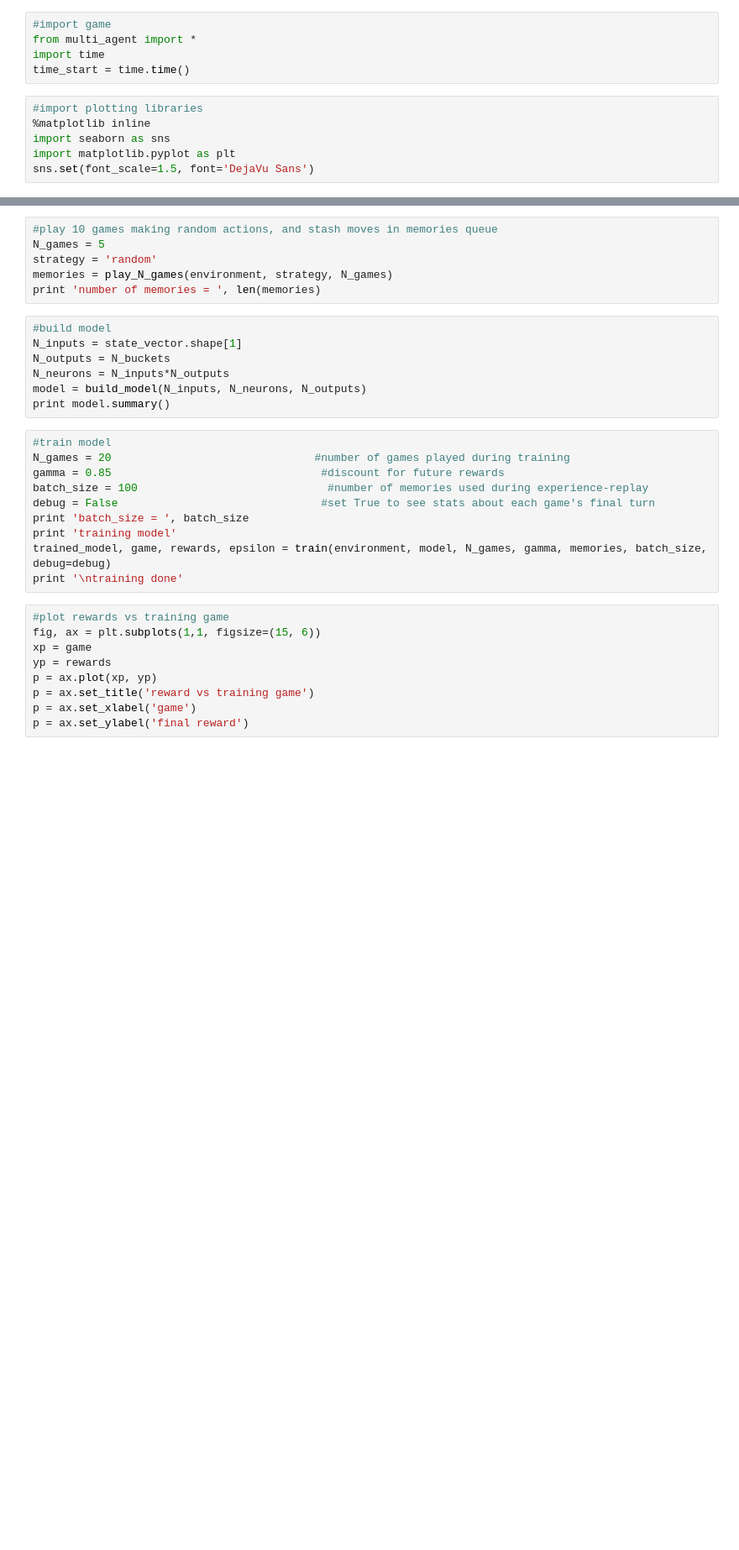
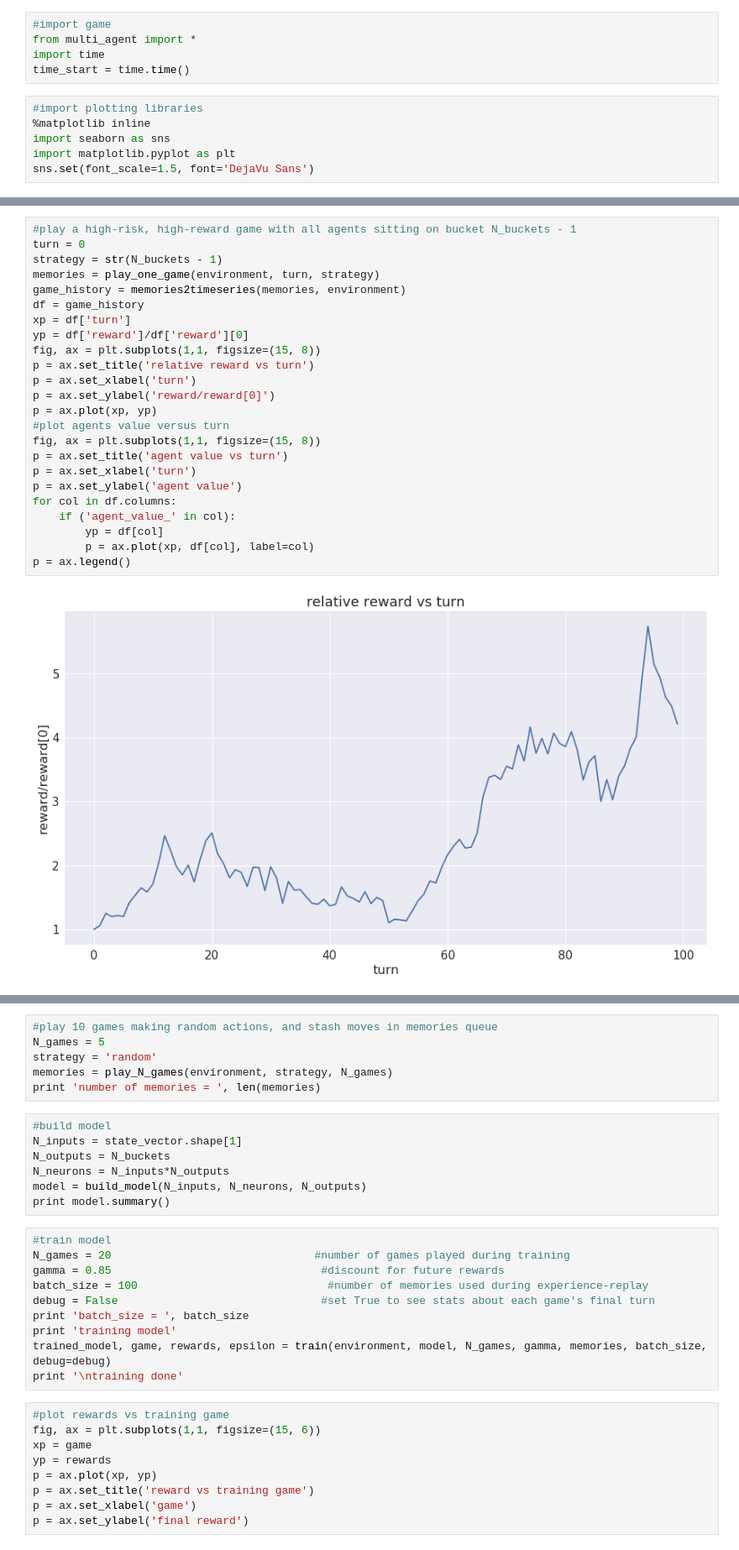
Before and after one commit to joehahn/multi-agent-explore, a Jupyter notebook: multi_agent.ipynb, the cells around one changed output, grey strips where cells are left out. Shown at 84% size. Cells and saved outputs as stored; diff of their text form; blank space fills up the shorter version.

```diff
--- a/multi_agent.ipynb
+++ b/multi_agent.ipynb
@@ -89,0 +152,26 @@ p = ax.legend(loc='lower right')
+# %%
+#play a high-risk, high-reward game with all agents sitting on bucket N_buckets - 1
+turn = 0
+strategy = str(N_buckets - 1)
+memories = play_one_game(environment, turn, strategy)
+game_history = memories2timeseries(memories, environment)
+df = game_history
+xp = df['turn']
+yp = df['reward']/df['reward'][0]
+fig, ax = plt.subplots(1,1, figsize=(15, 8))
+p = ax.set_title('relative reward vs turn')
+p = ax.set_xlabel('turn')
+p = ax.set_ylabel('reward/reward[0]')
+p = ax.plot(xp, yp)
+#plot agents value versus turn
+fig, ax = plt.subplots(1,1, figsize=(15, 8))
+p = ax.set_title('agent value vs turn')
+p = ax.set_xlabel('turn')
+p = ax.set_ylabel('agent value')
+for col in df.columns:
+    if ('agent_value_' in col):
+        yp = df[col]
+        p = ax.plot(xp, df[col], label=col)
+p = ax.legend()
+# %% [output]
+[figure, added]
```
Also changed, not shown: parts of 7 cells of this notebook, 1 other file.
